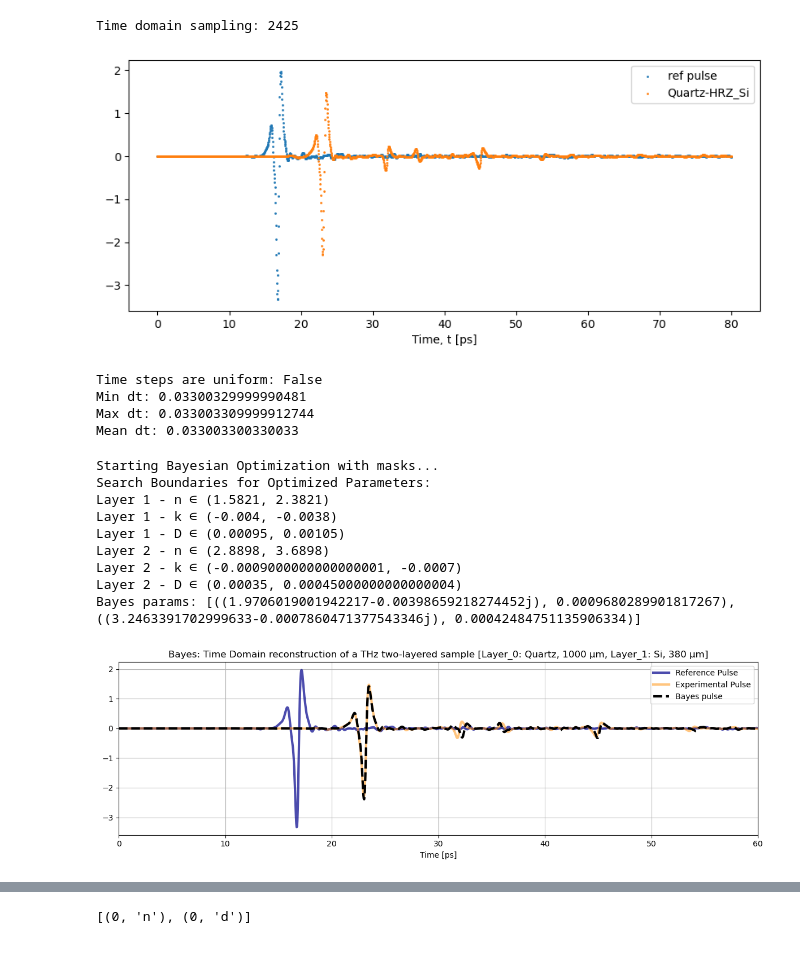
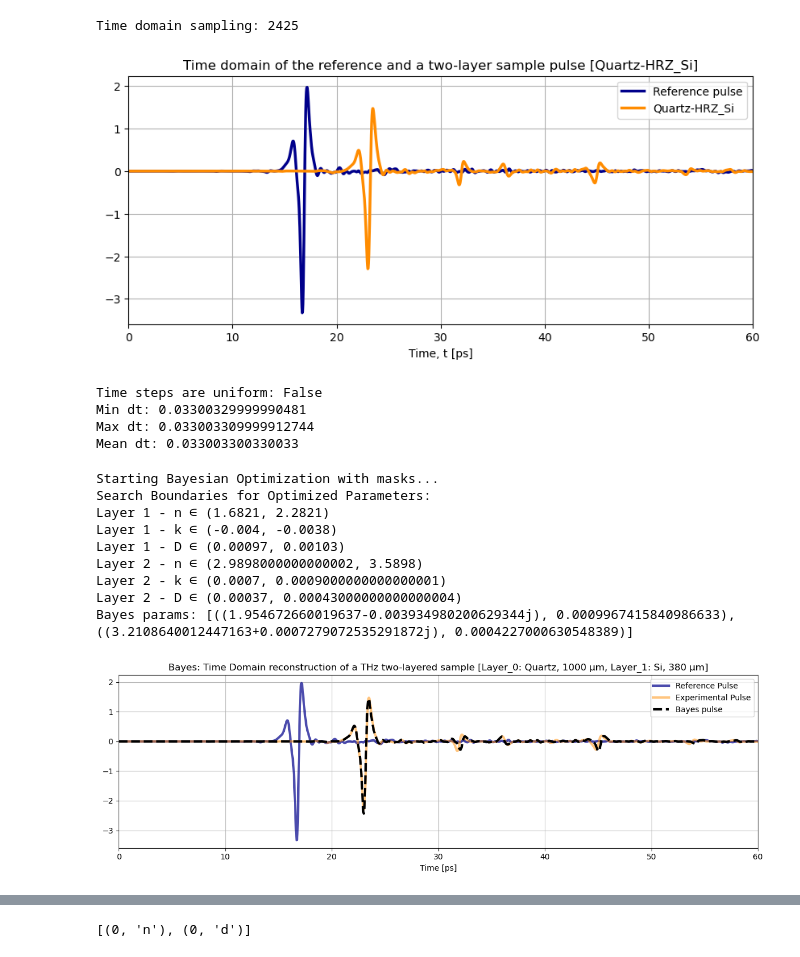
Before and after one commit to Loriginale2000/TerahertzProject, a Jupyter notebook: TheoTHzTDS/THz-TDS/Transfer Matrix Method/Quartz_Si_11_02_2026.ipynb, the cells around one changed output, grey strips where cells are left out. Cells and saved outputs as stored; diff of their text form; code cells hidden in the pictures.

```diff
--- a/TheoTHzTDS/THz-TDS/Transfer Matrix Method/Quartz_Si_11_02_2026.ipynb
+++ b/TheoTHzTDS/THz-TDS/Transfer Matrix Method/Quartz_Si_11_02_2026.ipynb
@@ -21,35 +21,38 @@ from Matrix_methods.AdamExtractor import LayeredExtractor
 # %%
 # INSERT REFERENCE DATA
 reference_pulse = np.loadtxt(r"C:\miniconda_projects\repository\TerahertzProject\TheoTHzTDS\THz-TDS\Transfer Matrix Method\data_11_02_2026\Reference_15min_nitrogen (1).txt",dtype=float)
 
 # INSERT SAMPLE DATA
 sample_pulse_Quartz_HRZ_Si = np.loadtxt(r"C:\miniconda_projects\repository\TerahertzProject\TheoTHzTDS\THz-TDS\Transfer Matrix Method\data_11_02_2026\Quartz_Si_15min_nitrogen.txt",dtype=float)
 
 t1= reference_pulse[:,0] + 740  # ADJUSTING THE AXIS
 amp1 = reference_pulse[:,1]
 t2 = sample_pulse_Quartz_HRZ_Si[:,0] + 740  # ADJUSTING THE AXIS
 amp2 = sample_pulse_Quartz_HRZ_Si[:,1]
 time_axis_ref = t1
 ref_pulse = amp1
 time_axis_sample = t2
 sample_pulse = amp2
 
 # SAMPLE_PULSE -= BIAS
 
 
 L = len(ref_pulse)
 print(f'Time domain sampling: {L}')
 
 
 plt.figure(figsize=(10,4))
-plt.scatter(time_axis_ref, ref_pulse, label='ref pulse', s=1)
-plt.scatter(time_axis_sample, sample_pulse, label='Quartz-HRZ_Si', s=1)
+plt.plot(time_axis_ref, ref_pulse, label='Reference pulse', linewidth=2.5, color = 'darkblue')
+plt.plot(time_axis_sample, sample_pulse, label='Quartz-HRZ_Si', linewidth=2.5, color = 'darkorange')
 plt.xlabel('Time, t [ps]')
+plt.xlim(0,60)
+plt.grid(True)
 plt.legend()
+plt.title("Time domain of the reference and a two-layer sample pulse [Quartz-HRZ_Si]")
 plt.show()
 # %% [output]
 Time domain sampling: 2425
-[figure, old version]
+[figure, new version]
 # %%
 def compare_material_stacks(calculated, real):
     """
@@ -121,7 +124,7 @@ n_Qa = 1.9821
 k_Qa= -0.0039
 d_Qa = 1000e-6
 n_HRZ_Si= 3.2898
-k_HRZ_Si = -0.0008
+k_HRZ_Si = 0.0008
 d_HRZ_Si = 400e-6
 
 
@@ -137,7 +140,7 @@ init_guess = [
 
 ]
 
-optimization_bounds = [0.4,0.0001,50e-06]
+optimization_bounds = [0.3,0.0001,30e-06]
 
 # CONVERT REF TO TORCH TENSOR
 ref_pulse_t = torch.tensor(ref_pulse, dtype=torch.float32)
@@ -176,13 +179,13 @@ plt.show()
 # %% [output]
 Starting Bayesian Optimization with masks...
 Search Boundaries for Optimized Parameters:
-Layer 1 - n ∈ (1.5821, 2.3821)
+Layer 1 - n ∈ (1.6821, 2.2821)
 Layer 1 - k ∈ (-0.004, -0.0038)
-Layer 1 - D ∈ (0.00095, 0.00105)
-Layer 2 - n ∈ (2.8898, 3.6898)
-Layer 2 - k ∈ (-0.0009000000000000001, -0.0007)
-Layer 2 - D ∈ (0.00035, 0.00045000000000000004)
-Bayes params: [((1.9706019001942217-0.00398659218274452j), 0.0009680289901817267), ((3.2463391702999633-0.0007860471377543346j), 0.00042484751135906334)]
+Layer 1 - D ∈ (0.00097, 0.00103)
+Layer 2 - n ∈ (2.9898000000000002, 3.5898)
+Layer 2 - k ∈ (0.0007, 0.0009000000000000001)
+Layer 2 - D ∈ (0.00037, 0.00043000000000000004)
+Bayes params: [((1.954672660019637-0.003934980200629344j), 0.0009967415840986633), ((3.2108640012447163+0.0007279072535291872j), 0.0004227000630548389)]
 [figure]
 # %%
 grad_optimizer = LayeredExtractor(ref_pulse_t, sample_pulse_t, deltat, bayes_params, optimize_mask, lr=0.001)
```
Also changed, not shown: parts of 19 cells of this notebook, 7 other files.
